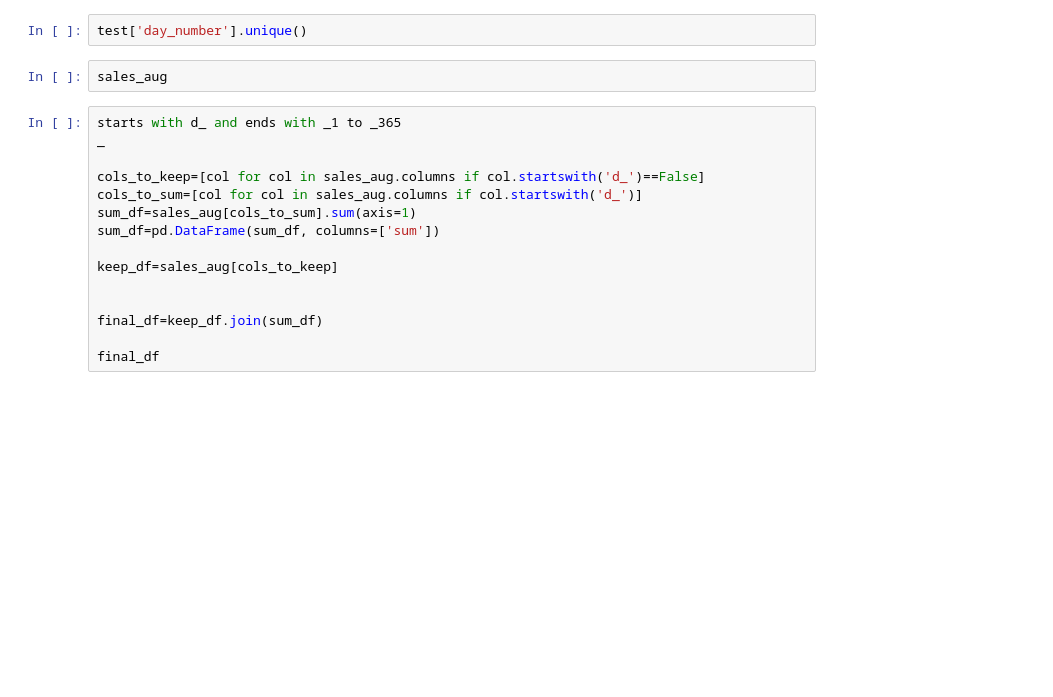
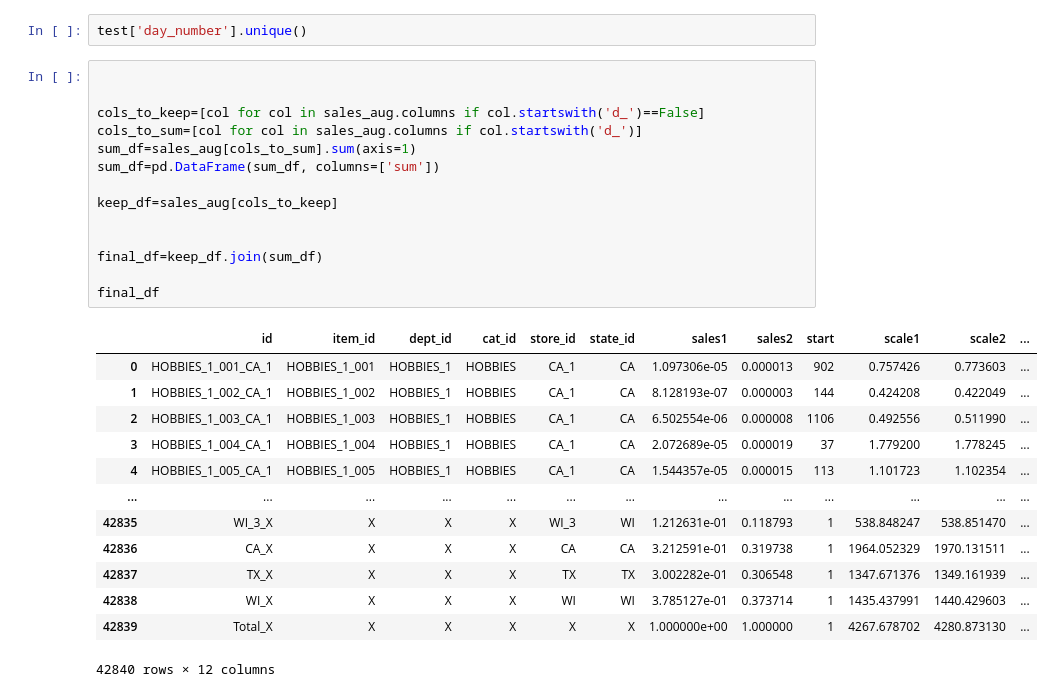
Before and after one commit to beckyydo/Project-2, a Jupyter notebook: Resources/Table2.ipynb, the cells around one changed output. Cells and saved outputs as stored; diff of their text form; blank space fills up the shorter version.

```diff
--- a/Resources/Table2.ipynb
+++ b/Resources/Table2.ipynb
@@ -190,23 +142,34 @@ test2=test[~test['day_number'].isnull()]
 test2['day_number'][6][1]
 # %%
 test['day_number'].unique()
-# %%
-sales_aug
 # %%
-starts with d_ and ends with _1 to _365
-_
+
 
 cols_to_keep=[col for col in sales_aug.columns if col.startswith('d_')==False]
 cols_to_sum=[col for col in sales_aug.columns if col.startswith('d_')]
 sum_df=sales_aug[cols_to_sum].sum(axis=1)
 sum_df=pd.DataFrame(sum_df, columns=['sum'])
 
 keep_df=sales_aug[cols_to_keep]
 
 
 final_df=keep_df.join(sum_df)
 
 final_df
+# %% [output]
+|  | id | item_id | dept_id | cat_id | store_id | state_id | sales1 | sales2 | start | scale1 | scale2 | ... |
+| 0 | HOBBIES_1_001_CA_1 | HOBBIES_1_001 | HOBBIES_1 | HOBBIES | CA_1 | CA | 1.097306e-05 | 0.000013 | 902 | 0.757426 | 0.773603 | ... |
+| 1 | HOBBIES_1_002_CA_1 | HOBBIES_1_002 | HOBBIES_1 | HOBBIES | CA_1 | CA | 8.128193e-07 | 0.000003 | 144 | 0.424208 | 0.422049 | ... |
+| 2 | HOBBIES_1_003_CA_1 | HOBBIES_1_003 | HOBBIES_1 | HOBBIES | CA_1 | CA | 6.502554e-06 | 0.000008 | 1106 | 0.492556 | 0.511990 | ... |
+| 3 | HOBBIES_1_004_CA_1 | HOBBIES_1_004 | HOBBIES_1 | HOBBIES | CA_1 | CA | 2.072689e-05 | 0.000019 | 37 | 1.779200 | 1.778245 | ... |
+| 4 | HOBBIES_1_005_CA_1 | HOBBIES_1_005 | HOBBIES_1 | HOBBIES | CA_1 | CA | 1.544357e-05 | 0.000015 | 113 | 1.101723 | 1.102354 | ... |
+| ... | ... | ... | ... | ... | ... | ... | ... | ... | ... | ... | ... | ... |
+| 42835 | WI_3_X | X | X | X | WI_3 | WI | 1.212631e-01 | 0.118793 | 1 | 538.848247 | 538.851470 | ... |
+| 42836 | CA_X | X | X | X | CA | CA | 3.212591e-01 | 0.319738 | 1 | 1964.052329 | 1970.131511 | ... |
+| 42837 | TX_X | X | X | X | TX | TX | 3.002282e-01 | 0.306548 | 1 | 1347.671376 | 1349.161939 | ... |
+| 42838 | WI_X | X | X | X | WI | WI | 3.785127e-01 | 0.373714 | 1 | 1435.437991 | 1440.429603 | ... |
+| 42839 | Total_X | X | X | X | X | X | 1.000000e+00 | 1.000000 | 1 | 4267.678702 | 4280.873130 | ... |
+42840 rows × 12 columns
 # %%
 def missing_data(data):
     total = data.isnull().sum()
```
Also changed, not shown: parts of 11 cells of this notebook.
